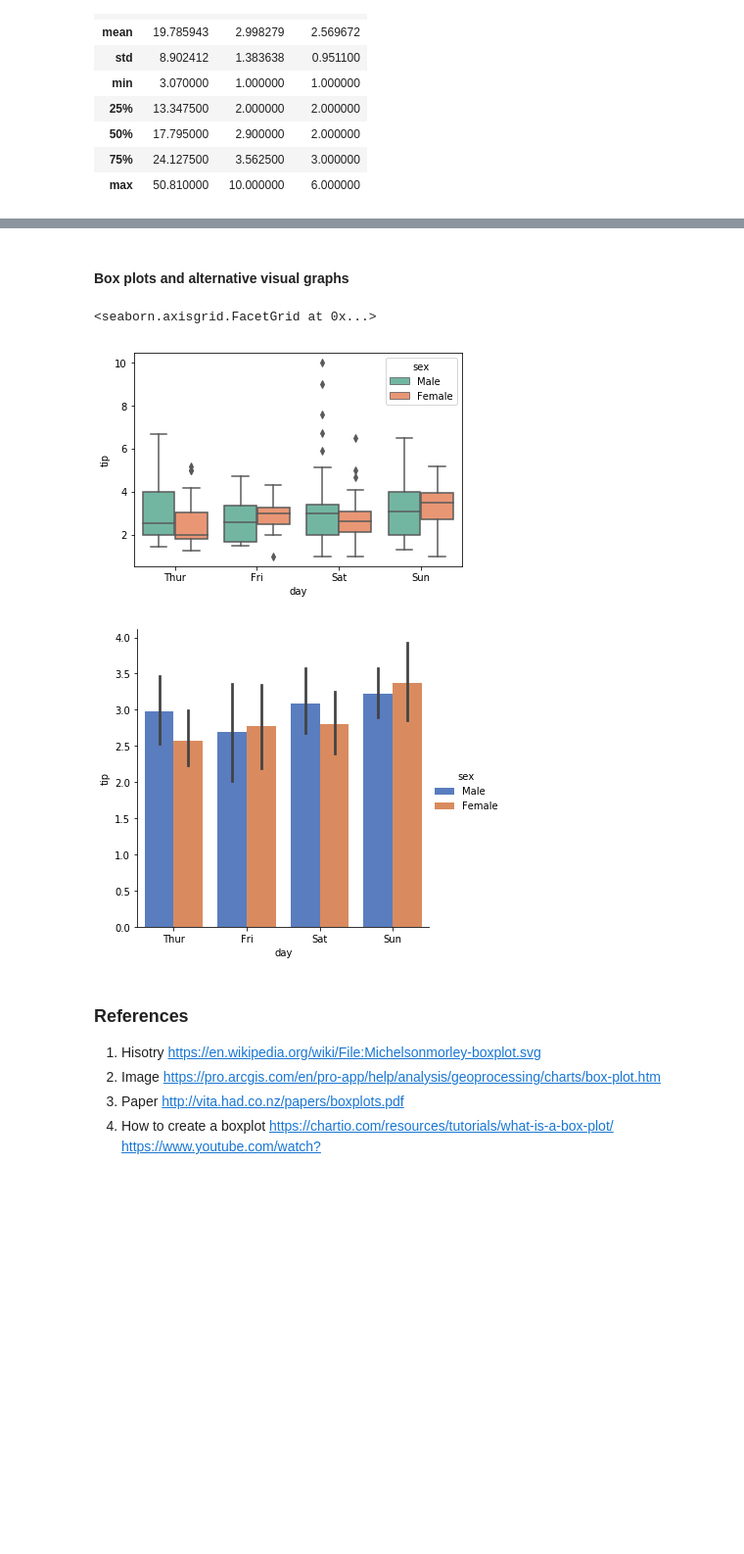
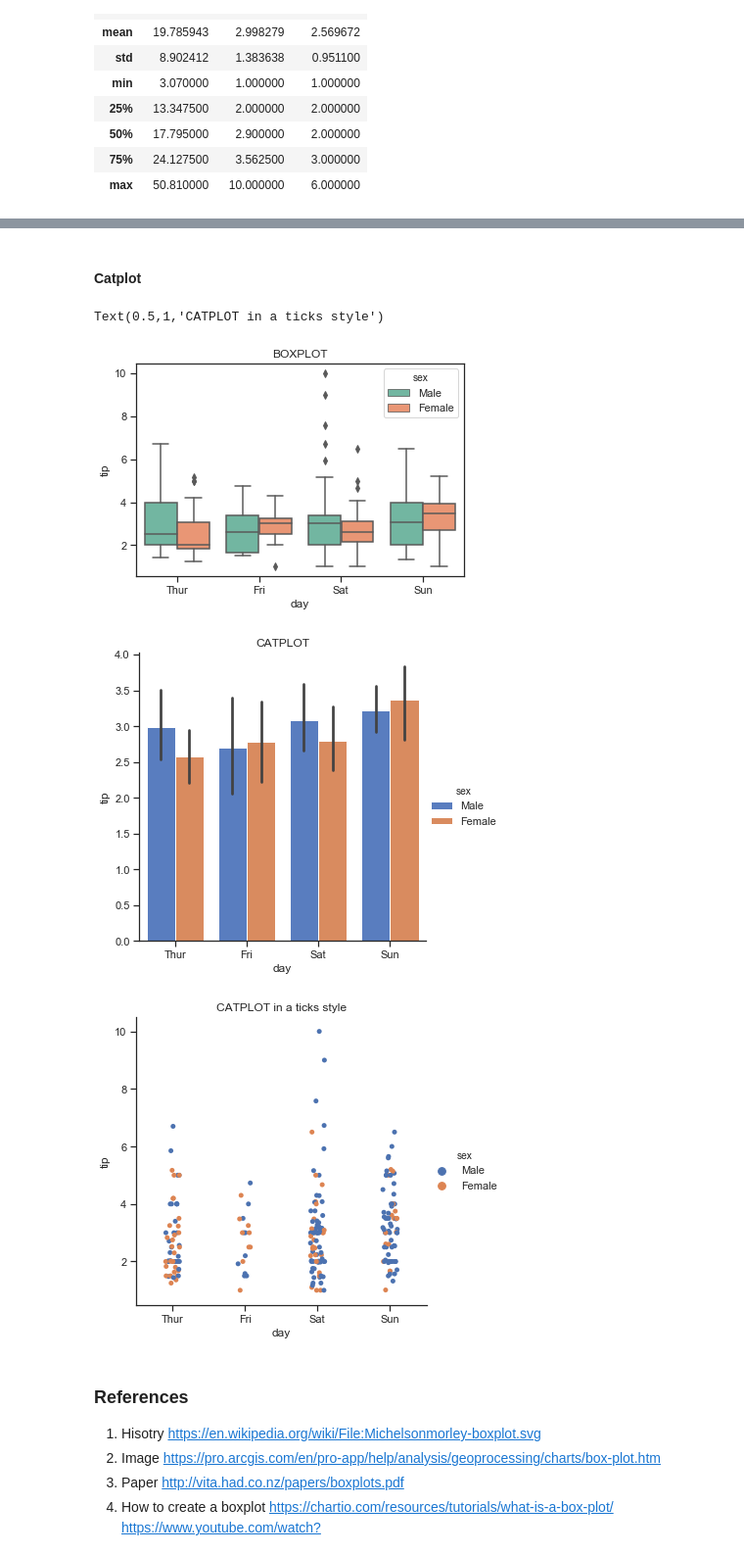
Before and after one commit to MartynaMisk/Boxplot, a Jupyter notebook: BoxplotsJupyter.ipynb, the cells around one changed output, grey strips where cells are left out. Shown: that part at 98% size. Drawn from its saved outputs; the diff is of its cells as text; code cells hidden in the pictures; blank space fills up the shorter version.

Commit message:
catplot

```diff
--- a/BoxplotsJupyter.ipynb
+++ b/BoxplotsJupyter.ipynb
@@ -238,9 +240,19 @@ sns.swarmplot(x="total_bill", y="day", data=tips,
-# %% [markdown]
-#### Box plots and alternative visual graphs
+# %% [markdown]
+#### Catplot
 # %%
+#Catplot provides access to many columns and wrap them into the rows
+#it does not priovide as detailed graphical visualization of the data as a box plot.
 sns.boxplot(x="day", y="tip", hue="sex", data=tips, palette="Set2")
+plt.title('BOXPLOT')
+
 sns.catplot(x="day", y="tip", hue="sex", data=tips, kind="bar", palette="muted")
+plt.title('CATPLOT')
+
+sns.set(style="ticks")
+sns.catplot(x="day", y="tip", hue="sex", data=tips)
+plt.title('CATPLOT in a ticks style')
 # %% [output]
-<seaborn.axisgrid.FacetGrid at 0x...>
+Text(0.5,1,'CATPLOT in a ticks style')
-[figure, old version]
+[figure, new version]
-[figure, old version]
+[figure, new version]
+[figure, added]
```
Also changed, not shown: parts of 16 cells of this notebook.
